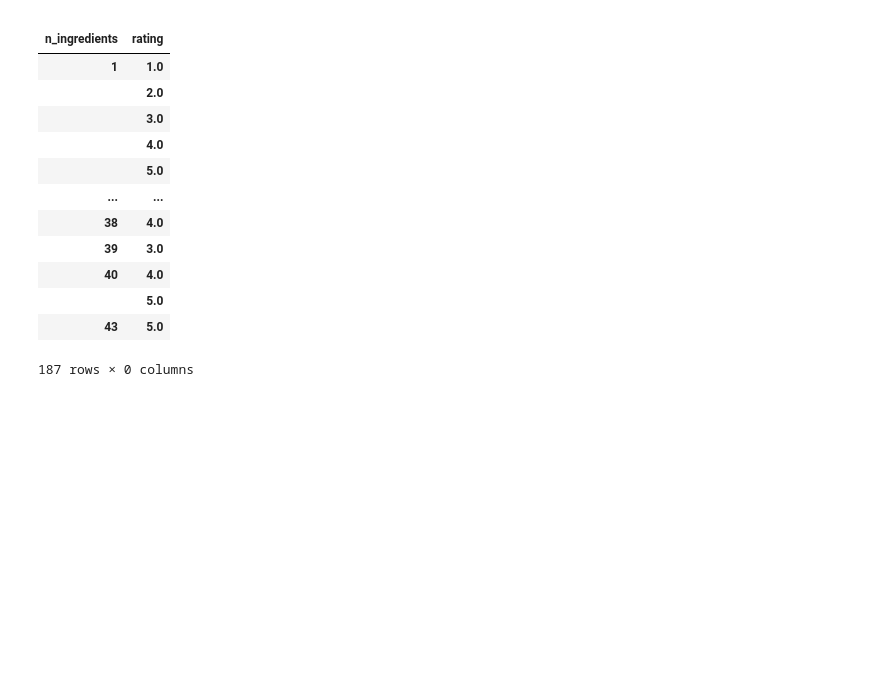
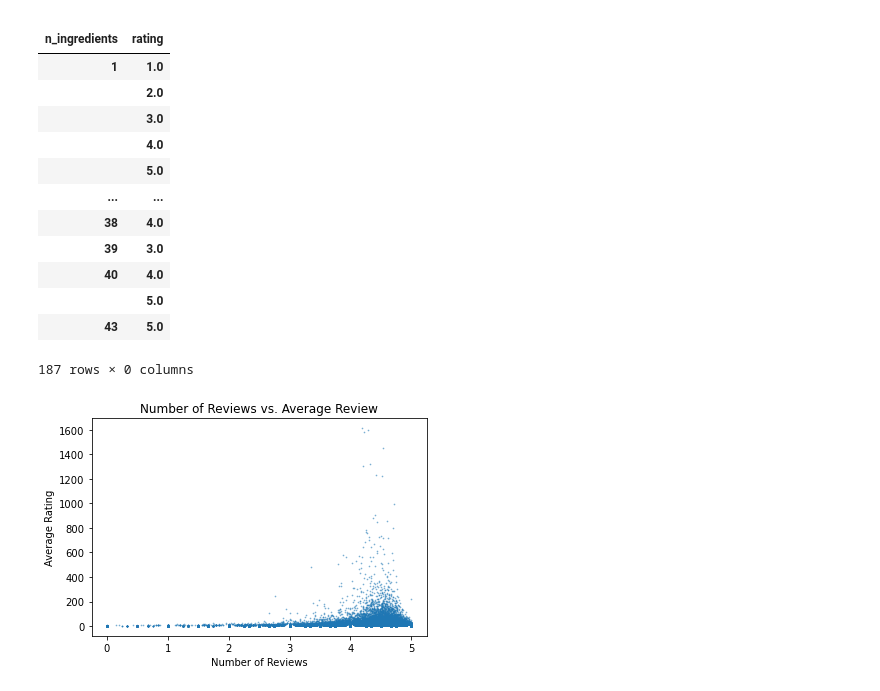
Before and after one commit to evajason/find_me_a_recipe, a Jupyter notebook: data_exploration.ipynb, the cells around one changed output. Saved outputs shown, nothing was run; the diff lists cells and outputs as text; code cells hidden in the pictures; blank space fills up the shorter version.

Commit message:
scatter plot for Number of Reviews vs. Average Review

```diff
--- a/data_exploration.ipynb
+++ b/data_exploration.ipynb
@@ -3,7 +3,7 @@ import pandas as pd
 import matplotlib.pyplot as plt
 import ast
 # %%
-df_reviews = pd.read_csv("archive/RAW_interactions.csv")
+df_reviews = pd.read_csv("data/RAW_interactions.csv")
 print(df_reviews.head())
 print(df_reviews['date'].max())
 print(df_reviews['date'].min())
@@ -282,3 +277,14 @@ df
 |  | 5.0 |
 | 43 | 5.0 |
 187 rows × 0 columns
+# %%
+# Avg review vs. number of reviews
+avg_rating = df_reviews.groupby("recipe_id").mean()["rating"]
+counts = df_reviews.groupby("recipe_id").count()["rating"]
+plt.scatter(avg_rating, counts, alpha=0.5, marker=".", s=2)
+plt.ylabel('Number of Reviews')
+plt.xlabel('Average Rating')
+plt.title("Number of Reviews vs. Average Review")
+plt.savefig('Number_of_Reviews_vs_Average_Review.png',bbox_inches="tight")
+# %% [output]
+[figure, added]
```
Also changed, not shown: parts of 1 cell of this notebook.
